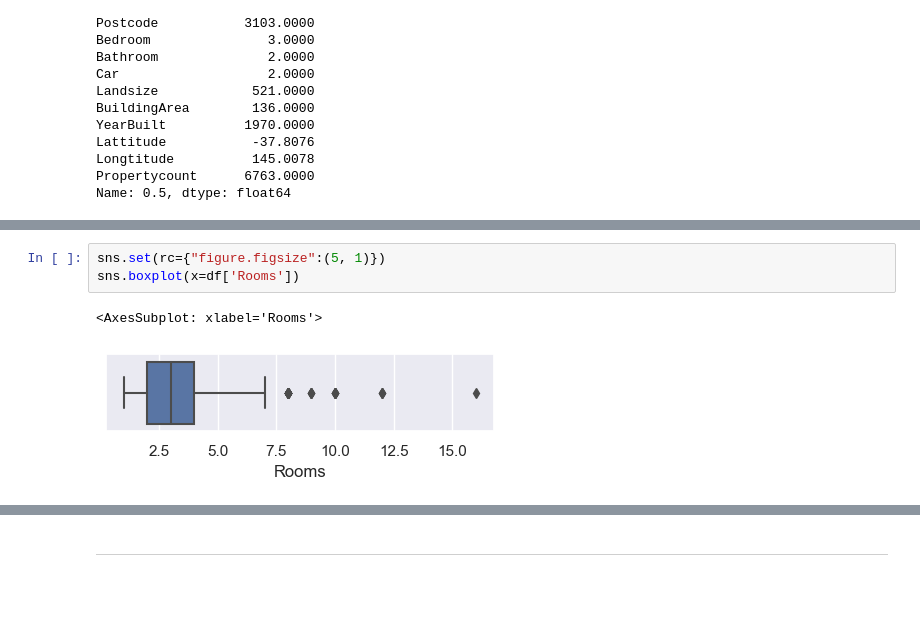
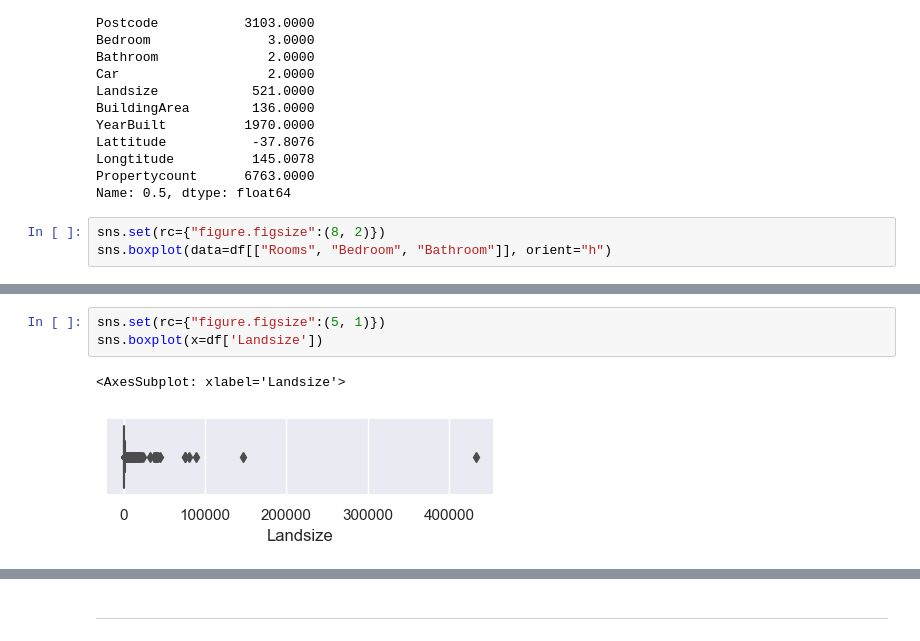
Before and after one commit to Riguini/Melbourne-Housing-Snapshot, a Jupyter notebook: Melbourne_Housing_Dataset.ipynb, the cells around one changed output, grey strips where cells are left out. Saved outputs shown, nothing was run; the diff lists cells and outputs as text; blank space fills up the shorter version.

```diff
--- a/Melbourne_Housing_Dataset.ipynb
+++ b/Melbourne_Housing_Dataset.ipynb
@@ -116,3 +117,6 @@ Lattitude           -37.8076
 Longtitude          145.0078
 Propertycount      6763.0000
 Name: 0.5, dtype: float64
+# %%
+sns.set(rc={"figure.figsize":(8, 2)})
+sns.boxplot(data=df[["Rooms", "Bedroom", "Bathroom"]], orient="h")
@@ -119,6 +126,6 @@ Name: 0.5, dtype: float64
 # %%
 sns.set(rc={"figure.figsize":(5, 1)})
-sns.boxplot(x=df['Rooms'])
+sns.boxplot(x=df['Landsize'])
 # %% [output]
-<AxesSubplot: xlabel='Rooms'>
+<AxesSubplot: xlabel='Landsize'>
-[figure, old version]
+[figure, new version]
```
Also changed, not shown: parts of 15 cells of this notebook.
